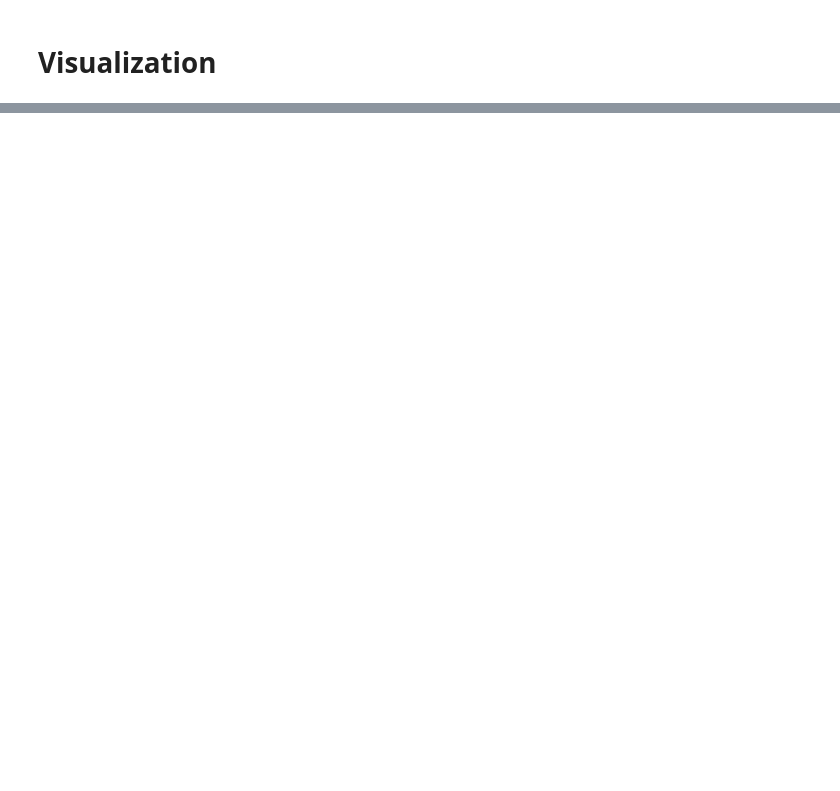
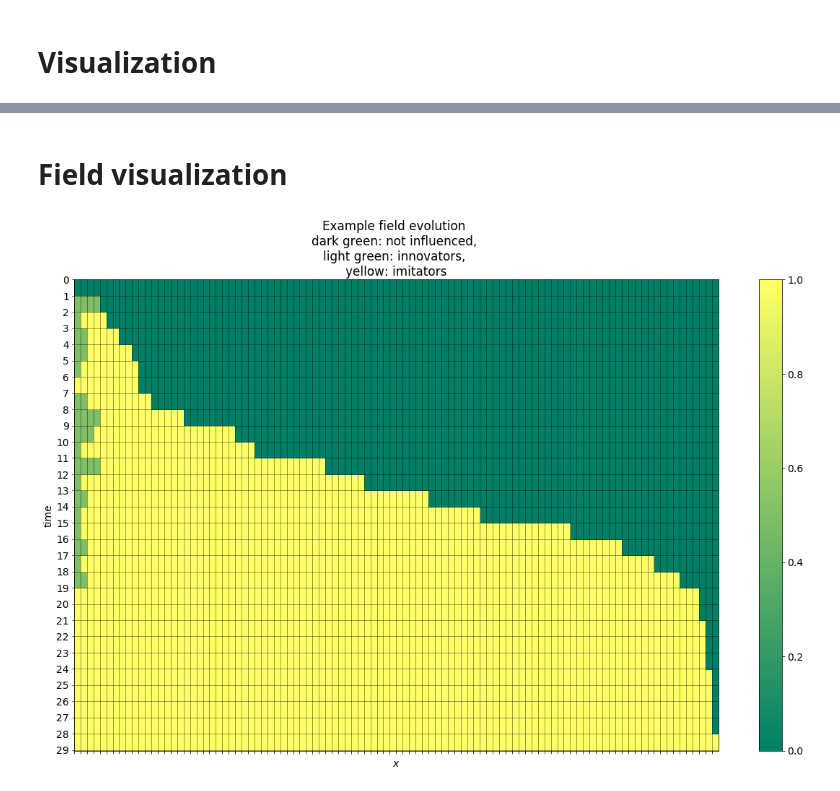
Before and after one commit to Nummulit/agent-based-modelling, a Jupyter notebook: bass-model/bass-model.ipynb, the cells around one changed output, grey strips where cells are left out. Drawn from its saved outputs; the diff is of its cells as text; code cells hidden in the pictures; blank space fills up the shorter version.

Commit message:
Add visualization of single field evoloution.

```diff
--- a/bass-model/bass-model.ipynb
+++ b/bass-model/bass-model.ipynb
@@ -94,0 +95,27 @@ plt.show()
+# %% [markdown]
+# Field visualization
+# %%
+# Simulation for the visualization needs
+field = np.zeros(SIZE // 10)
+fields = [field, ]
+while not np.all(field == 1):
+    field, n_innovators, n_imitators = update(field, 0.03, 0.3)
+    coloured_field = field.copy()
+    coloured_field[:n_innovators] = 0.5  # Change value to display different colour for innovators.
+    fields.append(coloured_field)
+fields = np.array(fields)
+# %%
+plt.imshow(fields, cmap='summer')
+plt.gca().set_aspect('auto')
+plt.colorbar()
+# Ticks settings
+plt.yticks(np.arange(len(fields) + 1) - .55, labels=np.arange(len(fields) + 1))
+plt.xticks(np.arange(len(fields[0])) - .5, labels=[])
+plt.grid(color='black', alpha=0.5)
+# Labelling
+plt.xlabel('$x$')
+plt.ylabel('time')
+plt.title('Example field evolution \ndark green: not influenced, \nlight green: innovators, \nyellow: imitators')
+plt.show()
+# %% [output]
+[figure, added]
```
Also changed, not shown: parts of 1 cell of this notebook.
